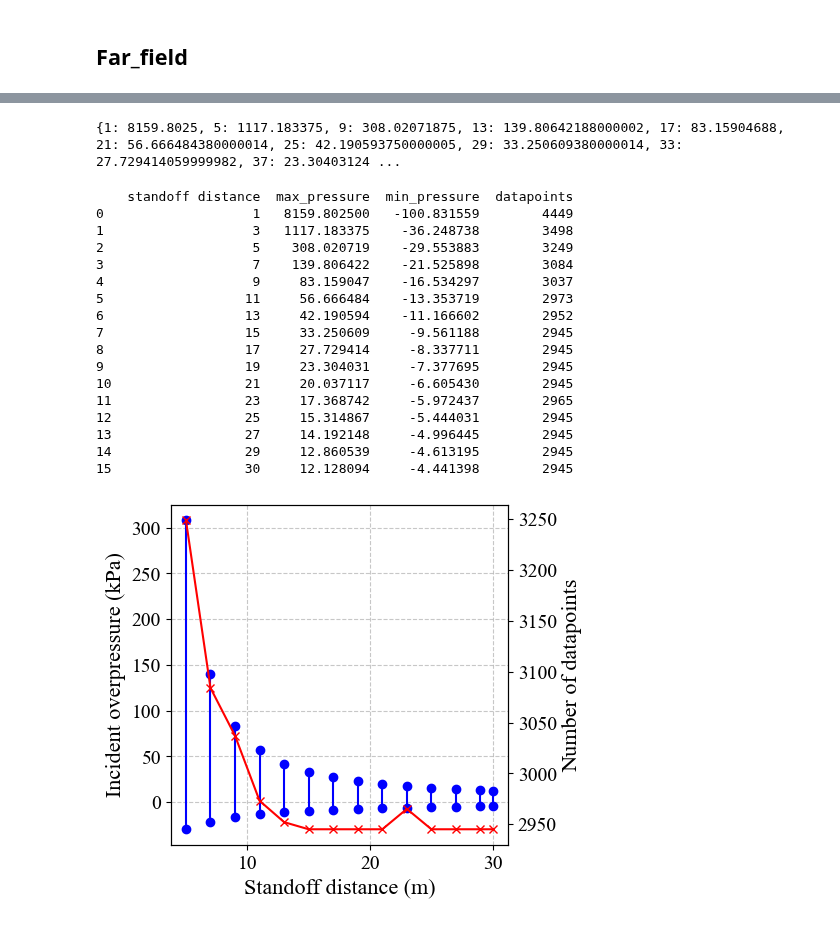
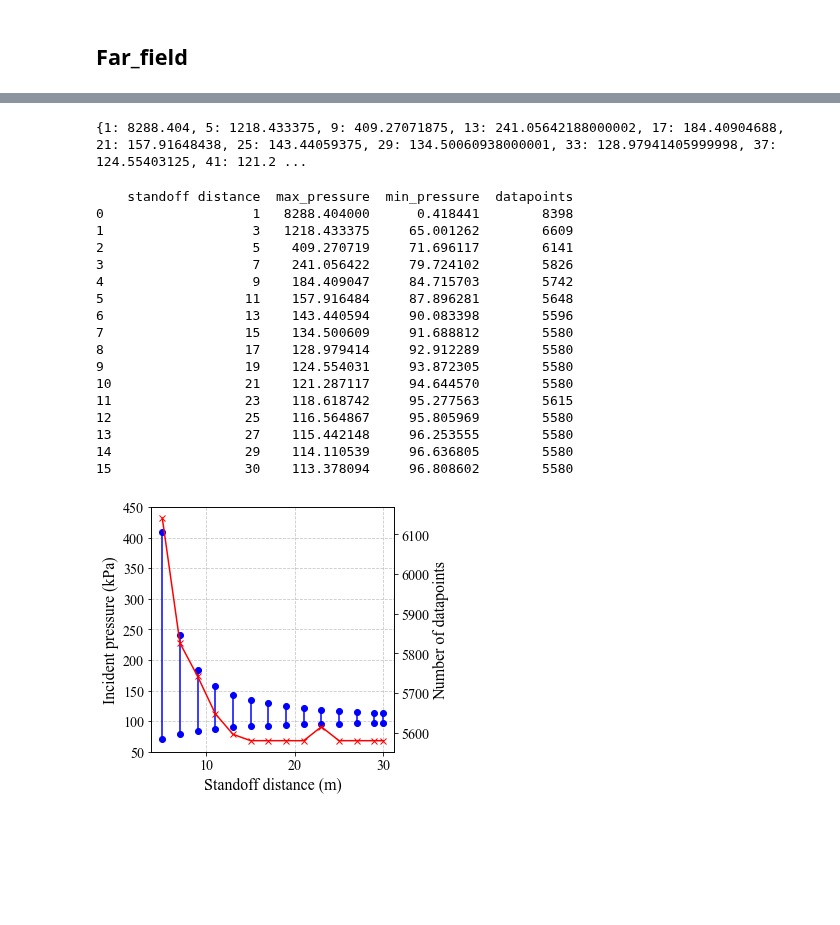
Before and after one commit to ChamodiWidanage/Pressure_history_2, a Jupyter notebook: IP_dataset_info.ipynb, the cells around one changed output, grey strips where cells are left out. Saved outputs shown, nothing was run; the diff lists cells and outputs as text; code cells hidden in the pictures; blank space fills up the shorter version.

```diff
--- a/IP_dataset_info.ipynb
+++ b/IP_dataset_info.ipynb
@@ -6,7 +6,8 @@ import pandas as pd
 # %%
 current_dir = Path.cwd()
 parent_dir = current_dir.parent
-input_dir1 = Path ("G:/Chamodi/LSDYNA_1D/Incident_pressure_time_history/Near_field_time_history_dataset")
+#input_dir1 = Path ("G:/Chamodi/LSDYNA_1D/Incident_pressure_time_history/Near_field_time_history_dataset")
+input_dir1 = Path ("C:/Users/z5379606/OneDrive - UNSW/Documents/LSDYNA_files/Incident_pressure/Incident_pressure_time_history/Near_field_time_history_dataset")
 
 #Access folders inside input folder
 input_dir2 =  [folder1 for folder1 in input_dir1.iterdir() if folder1.is_dir()]
@@ -32,8 +33,8 @@ for folder in input_dir2:
                 df = pd.read_excel(file_path)  # Modify this if files are not CSV (e.g., use pd.read_excel for Excel files)
 
                 # Assuming the pressure data is in a column named 'Pressure'
-                max_pressure = df["Pressure"].max()
-                min_pressure = df["Pressure"].min()
+                max_pressure = df["Pressure"].max()+101.25
+                min_pressure = df["Pressure"].min()+101.25
                 datapoints = len(df["Pressure"])
 
                 # Update max pressure for this file across all folders
@@ -168,7 +169,8 @@ plt.savefig('IP_nearfield_info_plot2.png', dpi=200, facecolor='white', bbox_inch
 # %% [markdown]
 ## Far_field
 # %%
-input_dir1b = Path ("G:/Chamodi/LSDYNA_1D/Incident_pressure_time_history/Far_field_time_history_dataset")
+#input_dir1b = Path ("G:/Chamodi/LSDYNA_1D/Incident_pressure_time_history/Far_field_time_history_dataset")
+input_dir1b = Path ("C:/Users/z5379606/OneDrive - UNSW/Documents/LSDYNA_files/Incident_pressure/Incident_pressure_time_history/Far_field_time_history_dataset")
 
 #Access folders inside input folder
 input_dir2b =  [folder1b for folder1b in input_dir1b.iterdir() if folder1b.is_dir()]
@@ -197,8 +199,8 @@ for folder in input_dir2b:
                 df = pd.read_excel(file_path)  # Modify this if files are not CSV (e.g., use pd.read_excel for Excel files)
 
                 # Assuming the pressure data is in a column named 'Pressure'
-                max_pressure = df["Pressure"].max()
-                min_pressure = df["Pressure"].min()
+                max_pressure = df["Pressure"].max()+101.25
+                min_pressure = df["Pressure"].min()+101.25
                 datapoints = len(df["Pressure"])
 
                 # Update max pressure for this file across all folders
@@ -246,7 +248,7 @@ Max pressure for 59 in G:\Chamodi\LSDYNA_1D\Incident_pressure_time_history\Far_f
 # %%
 print (max_pressure_per_SD_b)
 # %% [output]
-{1: 8159.8025, 5: 1117.183375, 9: 308.02071875, 13: 139.80642188000002, 17: 83.15904688, 21: 56.666484380000014, 25: 42.190593750000005, 29: 33.250609380000014, 33: 27.729414059999982, 37: 23.30403124 ...
+{1: 8288.404, 5: 1218.433375, 9: 409.27071875, 13: 241.05642188000002, 17: 184.40904688, 21: 157.91648438, 25: 143.44059375, 29: 134.50060938000001, 33: 128.97941405999998, 37: 124.55403125, 41: 121.2 ...
 # %%
 # Given SD mapping
 SD_mapping_b = {
@@ -267,22 +269,22 @@ results_df_b = pd.DataFrame({
 print(results_df_b)
 # %% [output]
     standoff distance  max_pressure  min_pressure  datapoints
-0                   1   8159.802500   -100.831559        4449
-1                   3   1117.183375    -36.248738        3498
-2                   5    308.020719    -29.553883        3249
-3                   7    139.806422    -21.525898        3084
-4                   9     83.159047    -16.534297        3037
-5                  11     56.666484    -13.353719        2973
-6                  13     42.190594    -11.166602        2952
-7                  15     33.250609     -9.561188        2945
-8                  17     27.729414     -8.337711        2945
-9                  19     23.304031     -7.377695        2945
-10                 21     20.037117     -6.605430        2945
-11                 23     17.368742     -5.972437        2965
-12                 25     15.314867     -5.444031        2945
-13                 27     14.192148     -4.996445        2945
-14                 29     12.860539     -4.613195        2945
-15                 30     12.128094     -4.441398        2945
+0                   1   8288.404000      0.418441        8398
+1                   3   1218.433375     65.001262        6609
+2                   5    409.270719     71.696117        6141
+3                   7    241.056422     79.724102        5826
+4                   9    184.409047     84.715703        5742
+5                  11    157.916484     87.896281        5648
+6                  13    143.440594     90.083398        5596
+7                  15    134.500609     91.688812        5580
+8                  17    128.979414     92.912289        5580
+9                  19    124.554031     93.872305        5580
+10                 21    121.287117     94.644570        5580
+11                 23    118.618742     95.277563        5615
+12                 25    116.564867     95.805969        5580
+13                 27    115.442148     96.253555        5580
+14                 29    114.110539     96.636805        5580
+15                 30    113.378094     96.808602        5580
 # %%
 plt.rcdefaults()
 # %%
@@ -307,37 +309,37 @@ for _, row in filtered_df .iterrows():
 
 # Label the primary y-axis (for pressure values)
 ax1.set_xlabel('Standoff distance (m)')
-ax1.set_ylabel('Incident overpressure (kPa)')
+ax1.set_ylabel('Incident pressure (kPa)')
 ax1.tick_params(axis='both', labelsize=14)
 #ax1.set_xticks([1, 1.25, 1.5, 1.75, 2, 2.25, 2.5, 2.75, 3])
-#ax1.set_xlim(2.8,31)
+ax1.set_ylim(50,450)
 
 # Create a secondary y-axis for the number of data points
 ax2 = ax1.twinx()
 ax2.plot(filtered_df['standoff distance'], filtered_df['datapoints'],
          color='red', marker='x', label='Number of datapoints')
 ax2.set_ylabel('Number of datapoints')
 ax2.tick_params(axis='y', labelsize=14)
 #ax2.set_xticks([1, 1.25, 1.5, 1.75, 2, 2.25, 2.5, 2.75, 3])
 #ax1.set_xlim(2.8,31)
 
 # Add grid lines
 ax1.grid(True, linestyle='--', alpha=0.7)
 
 # Combine legend handles and labels from both axes
 handles, labels = ax1.get_legend_handles_labels()
 handles2, labels2 = ax2.get_legend_handles_labels()
 handles += handles2
 labels += labels2
 
 # Add legend outside the plot with two columns
 #fig.legend(handles, labels, loc='lower center', bbox_to_anchor=(0.5, 0), ncol=2, fontsize=16, frameon=False)
 
 # Title and layout adjustments
 # plt.title('Pressure Range and Number of Datapoints vs. Standoff Distance')
 fig.subplots_adjust(bottom=0.2, right = 0.8)
 
 # Save the plot as an image
-plt.savefig('IP_farfield_info_plot2.png', dpi=200, facecolor='white', bbox_inches='tight')
+plt.savefig('IP_farfield_info_plot3.png', dpi=200, facecolor='white', bbox_inches='tight')
 # %% [output]
-[figure, old version]
+[figure, new version]
```
Also changed, not shown: parts of 4 cells of this notebook, 8 other files.
